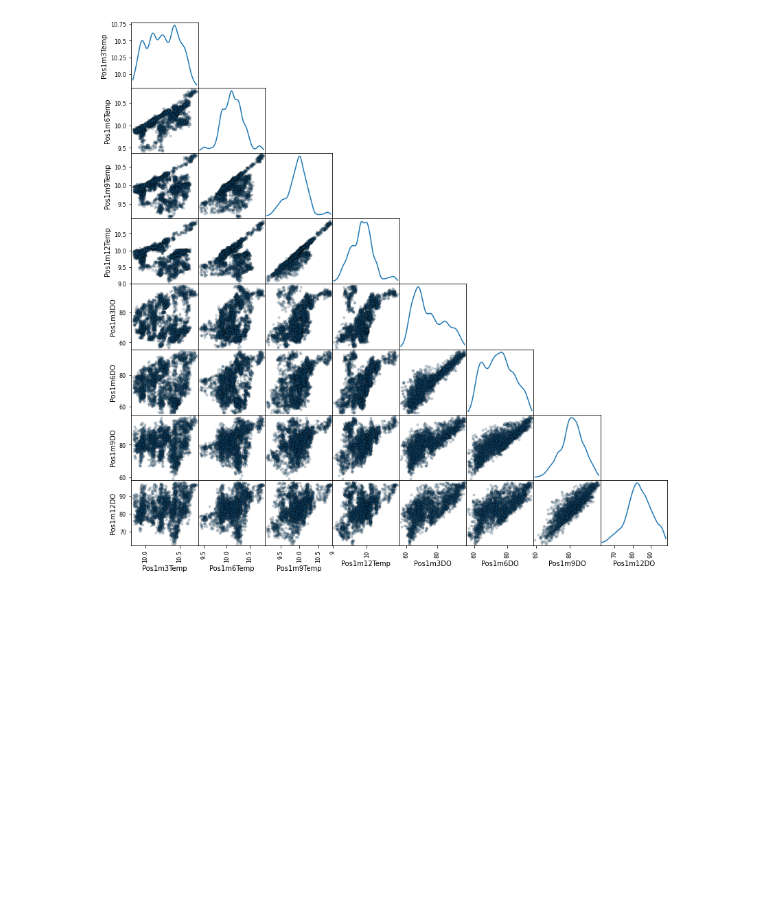
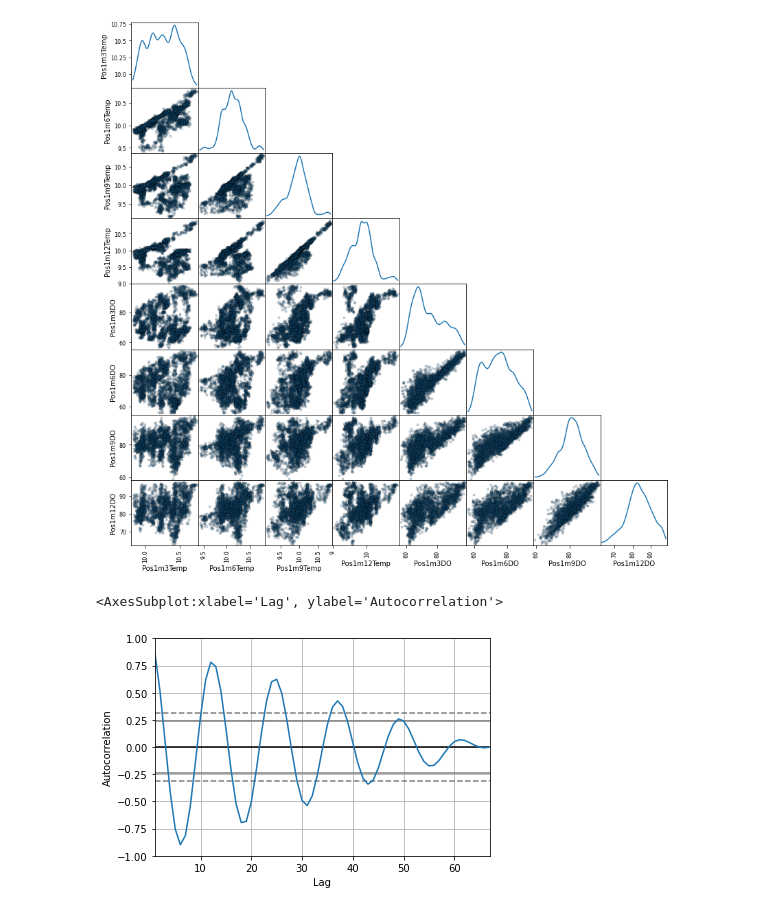
Before and after one commit to larsmmo/Master, a Jupyter notebook: src/visualization.ipynb, the cells around one changed output. Drawn from its saved outputs; the diff is of its cells as text; code cells hidden in the pictures; blank space fills up the shorter version.

```diff
--- a/src/visualization.ipynb
+++ b/src/visualization.ipynb
@@ -252,4 +252,7 @@ for i in range(np.shape(ax)[0]):
 # %% [output]
 [figure]
 # %%
-pd.plotting.autocorrelation_plot(df["R"].resample("1H").median())
+pd.plotting.autocorrelation_plot(df["TideLevel"].dropna().resample("H").mean())
+# %% [output]
+<AxesSubplot:xlabel='Lag', ylabel='Autocorrelation'>
+[figure, added]
```
Also changed, not shown: parts of 8 cells of this notebook, 1 other file.
